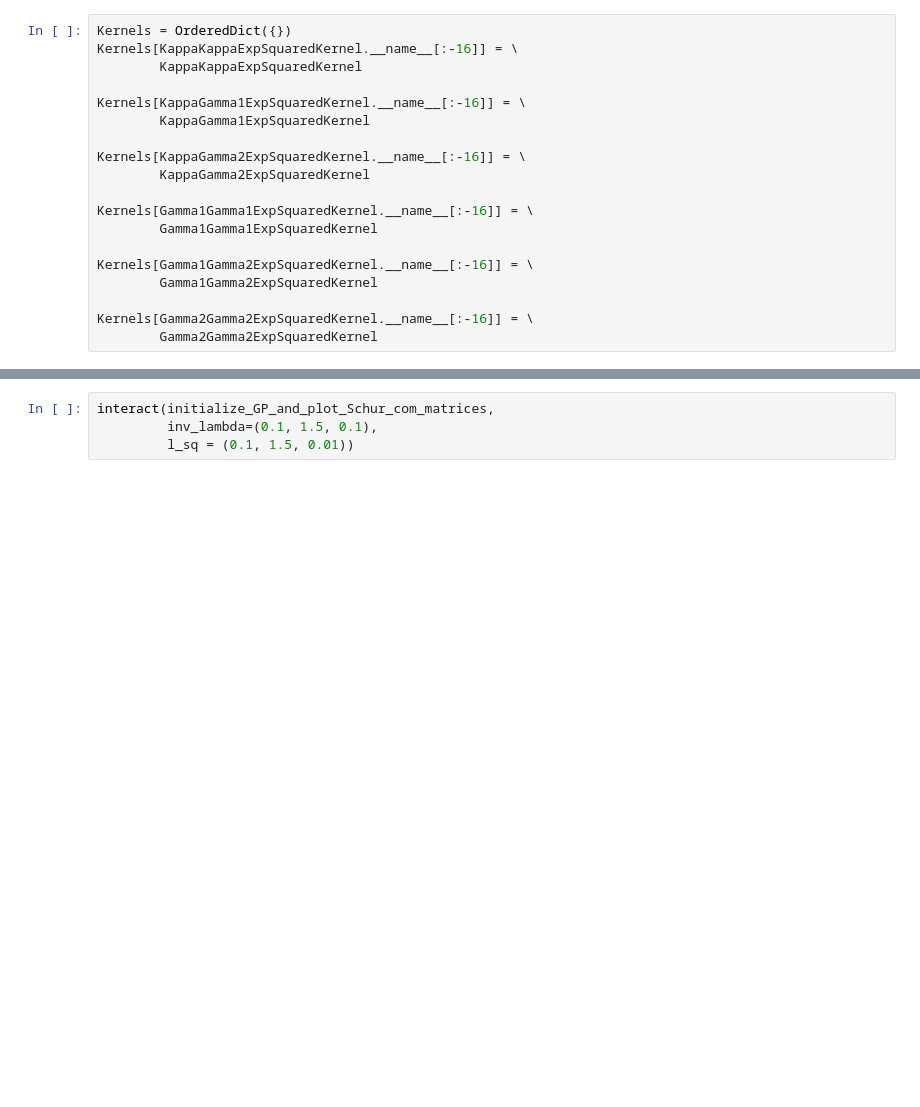
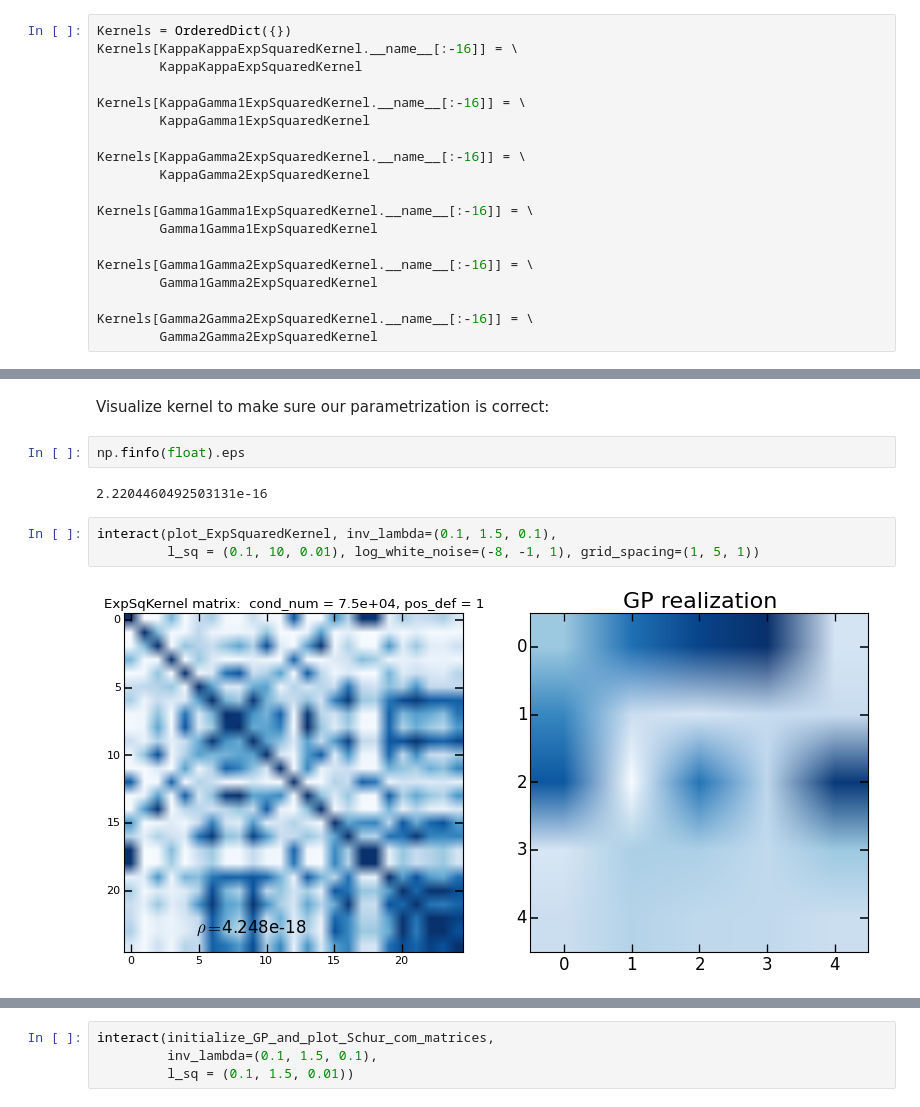
Before and after one commit to karenyyng/shear_gp, a Jupyter notebook: prototypes/visualize_2D_cython_kernels.ipynb, the cells around one changed output, grey strips where cells are left out. Drawn from its saved outputs; the diff is of its cells as text; blank space fills up the shorter version.

```diff
--- a/prototypes/visualize_2D_cython_kernels.ipynb
+++ b/prototypes/visualize_2D_cython_kernels.ipynb
@@ -55,0 +124,11 @@ titles = [r"$\kappa\kappa$",
+# %% [markdown]
+Visualize kernel to make sure our parametrization is correct:
+# %%
+np.finfo(float).eps
+# %% [output]
+2.2204460492503131e-16
+# %%
+interact(plot_ExpSquaredKernel, inv_lambda=(0.1, 1.5, 0.1),
+         l_sq = (0.1, 10, 0.01), log_white_noise=(-8, -1, 1), grid_spacing=(1, 5, 1))
+# %% [output]
+[figure, added]
```
Also changed, not shown: parts of 12 cells of this notebook, 4 other files.
